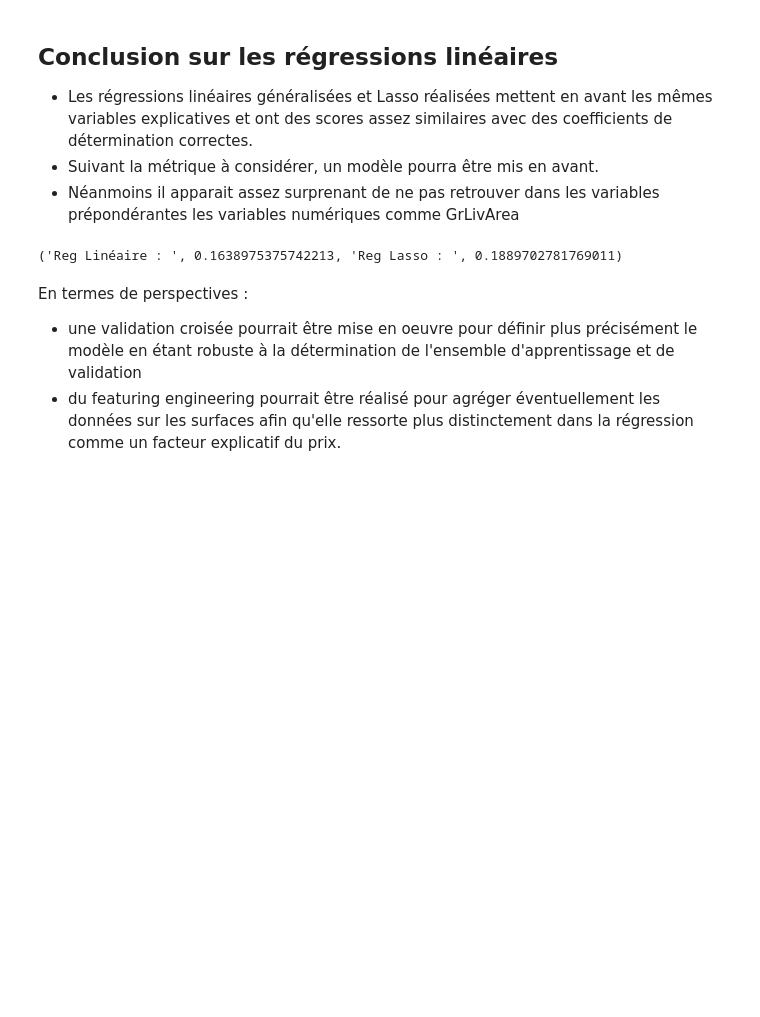
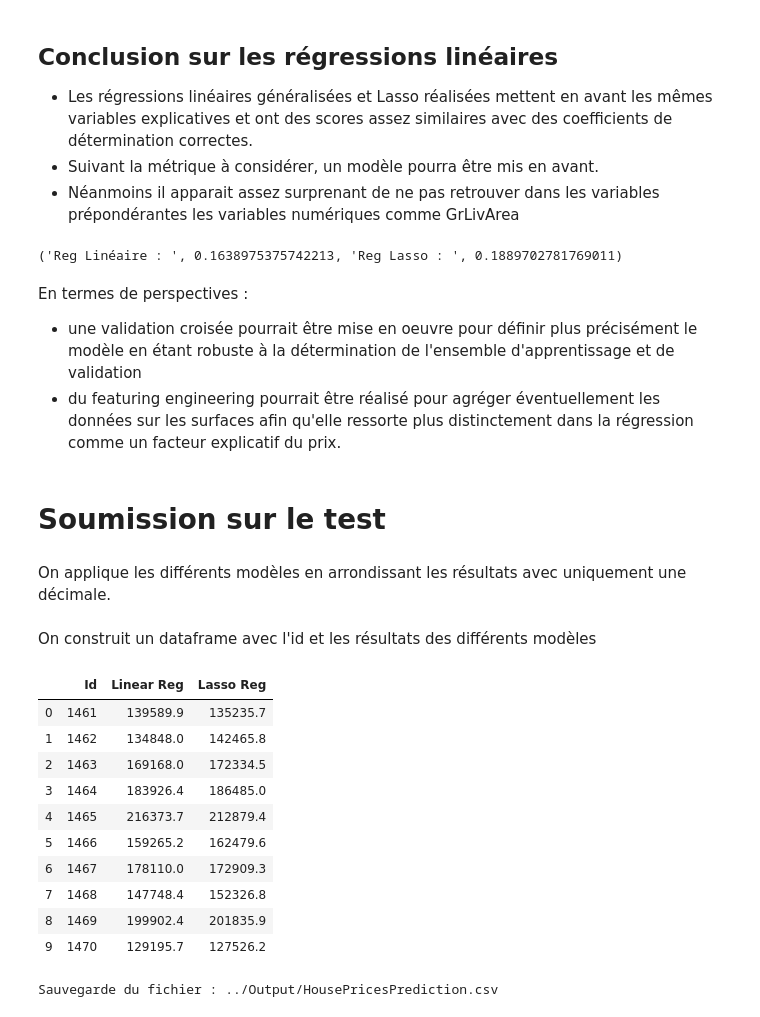
Before and after one commit to anthonymoisan/DeepLearningPredictHousePrices, a Jupyter notebook: src/project_house_prices.ipynb, the cells around one changed output. Saved outputs shown, nothing was run; the diff lists cells and outputs as text; code cells hidden in the pictures; blank space fills up the shorter version.

Commit message:
Fichier de soumission

```diff
--- a/src/project_house_prices.ipynb
+++ b/src/project_house_prices.ipynb
@@ -932,12 +932,12 @@ Nous allons aussi introduire l'imputation sur les données sur les données *tra
 $$y =\sum_{i=1}^{n} a_i \times x_i + b$$
 # %%
 from sklearn.linear_model import LinearRegression
-clf = Pipeline(steps=[('preprocessor', preprocessor), ('classifier', LinearRegression())])
-clf.fit(X_train,y_train)
-y_trainPredict = clf.predict(X_train)
-y_testPredict = clf.predict(X_test)
-print("model score le test : %.3f" % clf.score(X_test, y_test))
-print("model score sur le train :  %.3f" % clf.score(X_train, y_train))
+clfRegLinear = Pipeline(steps=[('preprocessor', preprocessor), ('LinearRegression', LinearRegression())])
+clfRegLinear.fit(X_train,y_train)
+y_trainPredict = clfRegLinear.predict(X_train)
+y_testPredict = clfRegLinear.predict(X_test)
+print("model score le test : %.3f" % clfRegLinear.score(X_test, y_test))
+print("model score sur le train :  %.3f" % clfRegLinear.score(X_train, y_train))
 # %% [output]
 model score le test : 0.853
 model score sur le train :  0.891
@@ -1030,7 +1030,7 @@ bestScore = 0
 bestAlpha = 0
 for alpha in [0.00001, 0.0001, 0.001,0.01, 0.1, 1, 10, 100, 1000 ]:
     print("Lasso avec regul : " + str(alpha))
-    clfLasso = Pipeline(steps=[('preprocessor', preprocessor), ('classifier', Lasso(alpha=alpha))])
+    clfLasso = Pipeline(steps=[('preprocessor', preprocessor), ('LassoRegression', Lasso(alpha=alpha))])
     clfLasso.fit(X_train,y_train)
     #y_trainPredict = clfLasso.predict(X_train)
     #y_testPredict = clfLasso.predict(X_test)
@@ -1066,14 +1066,14 @@ Une régularisation importante conduit à des résultats surprenants qui peuvent
 # %% [markdown]
 ### Coefficients de la régression linéaire Lasso
 # %%
-clfLasso = Pipeline(steps=[('preprocessor', preprocessor), ('classifier', Lasso(alpha=0.001))])
+clfLasso = Pipeline(steps=[('preprocessor', preprocessor), ('LassoRegression', Lasso(alpha=0.001))])
 clfLasso.fit(X_train,y_train)
 y_trainPredictLasso = clfLasso.predict(X_train)
 y_testPredictLasso = clfLasso.predict(X_test)
 print("model score le test : %.3f" % clfLasso.score(X_test, y_test))
 print("model score sur le train :  %.3f" % clfLasso.score(X_train, y_train))
 
-coefficientsLasso = pd.Series(clfLasso.named_steps["classifier"].coef_.flatten(), index=feature_names).sort_values(ascending=False)
+coefficientsLasso = pd.Series(clfLasso.named_steps["LassoRegression"].coef_.flatten(), index=feature_names).sort_values(ascending=False)
 print("\nCoefficients totaux : "+ str(len(coefficientsLasso)))
 print("Dont coefficients nuls : "+ str(sum(coefficientsLasso == 0)))
 # %% [output]
@@ -1132,3 +1132,35 @@ Regression metrics for test data
 En termes de perspectives :
 * une validation croisée pourrait être mise en oeuvre pour définir plus précisément le modèle en étant robuste à la détermination de l'ensemble d'apprentissage et de validation
 * du featuring engineering pourrait être réalisé pour agréger éventuellement les données sur les surfaces afin qu'elle ressorte plus distinctement dans la régression comme un facteur explicatif du prix.
+# %% [markdown]
+# Soumission sur le test
+# %% [markdown]
+On applique les différents modèles en arrondissant les résultats avec uniquement une décimale.
+# %%
+predictionWithLinearRegression = np.around(Yscaler.inverse_transform(clfRegLinear.predict(df_test)), decimals = 1)
+predictionWithLassoRegression = np.around(Yscaler.inverse_transform(clfLasso.predict(df_test)), decimals = 1)
+# %% [markdown]
+On construit un dataframe avec l'id et les résultats des différents modèles
+# %%
+submission = pd.DataFrame({'Id':df_test['Id'],'Linear Reg':predictionWithLinearRegression, 'Lasso Reg':predictionWithLassoRegression})
+
+#Visualize the first 5 rows
+submission.head(10)
+# %% [output]
+|  | Id | Linear Reg | Lasso Reg |
+| 0 | 1461 | 139589.9 | 135235.7 |
+| 1 | 1462 | 134848.0 | 142465.8 |
+| 2 | 1463 | 169168.0 | 172334.5 |
+| 3 | 1464 | 183926.4 | 186485.0 |
+| 4 | 1465 | 216373.7 | 212879.4 |
+| 5 | 1466 | 159265.2 | 162479.6 |
+| 6 | 1467 | 178110.0 | 172909.3 |
+| 7 | 1468 | 147748.4 | 152326.8 |
+| 8 | 1469 | 199902.4 | 201835.9 |
+| 9 | 1470 | 129195.7 | 127526.2 |
+# %%
+filename = '../Output/HousePricesPrediction.csv'
+submission.to_csv(filename,index=False)
+print('Sauvegarde du fichier : ' + filename)
+# %% [output]
+Sauvegarde du fichier : ../Output/HousePricesPrediction.csv
```
Also changed, not shown: parts of 19 cells of this notebook, 1 other file.
